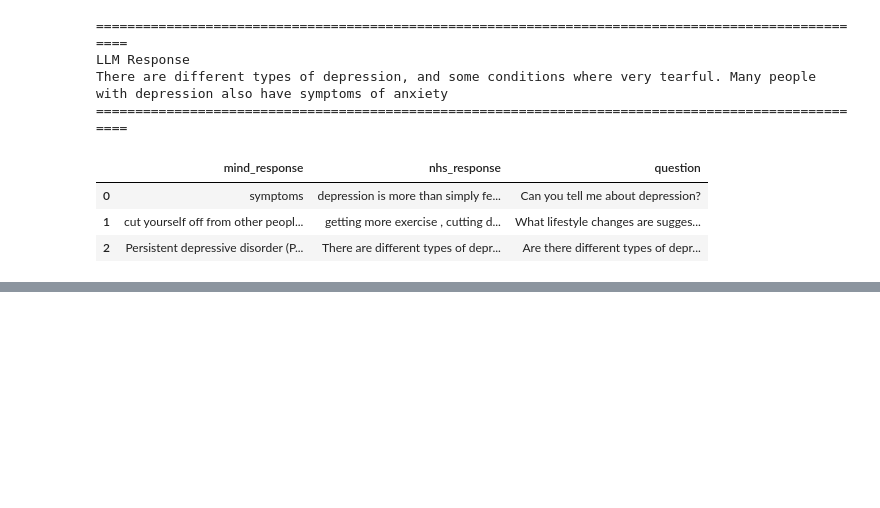
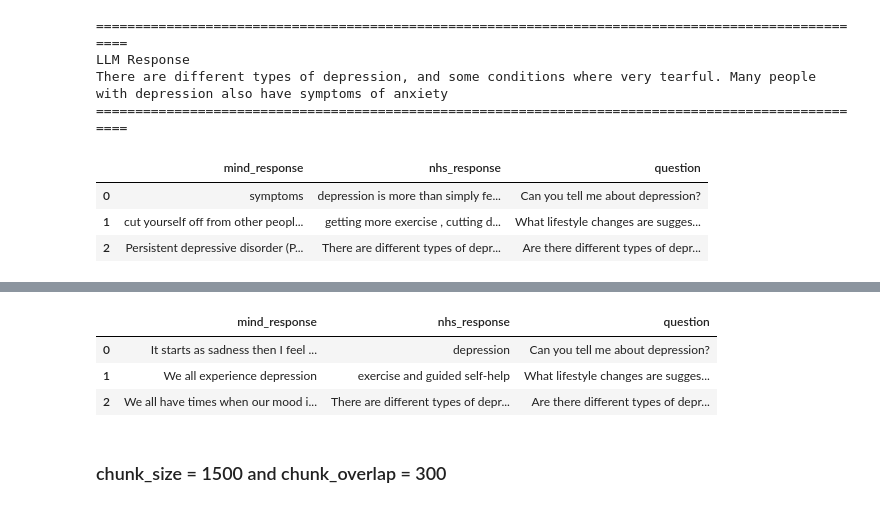
Before and after one commit to fuzzylabs/MindGPT, a Jupyter notebook: experiments/data_chunking_experiments.ipynb, the cells around one changed output, grey strips where cells are left out. Cells and saved outputs as stored; diff of their text form; code cells hidden in the pictures; blank space fills up the shorter version.

```diff
--- a/experiments/data_chunking_experiments.ipynb
+++ b/experiments/data_chunking_experiments.ipynb
@@ -686,0 +799,2 @@ results_df
+# %%
+results_df = get_llm_prompt_response(QUESTIONS, enable_chunking = True, is_new_experiment = True, chunk_size = 1000, chunk_overlap = 300)
@@ -686,0 +897,9 @@ results_df
+# %%
+results_df
+# %% [output]
+|  | mind_response | nhs_response | question |
+| 0 | It starts as sadness then I feel ... | depression | Can you tell me about depression? |
+| 1 | We all experience depression | exercise and guided self-help | What lifestyle changes are sugges... |
+| 2 | We all have times when our mood i... | There are different types of depr... | Are there different types of depr... |
+# %% [markdown]
+### chunk_size = 1500 and chunk_overlap = 300
```
Also changed, not shown: parts of 27 cells of this notebook.
